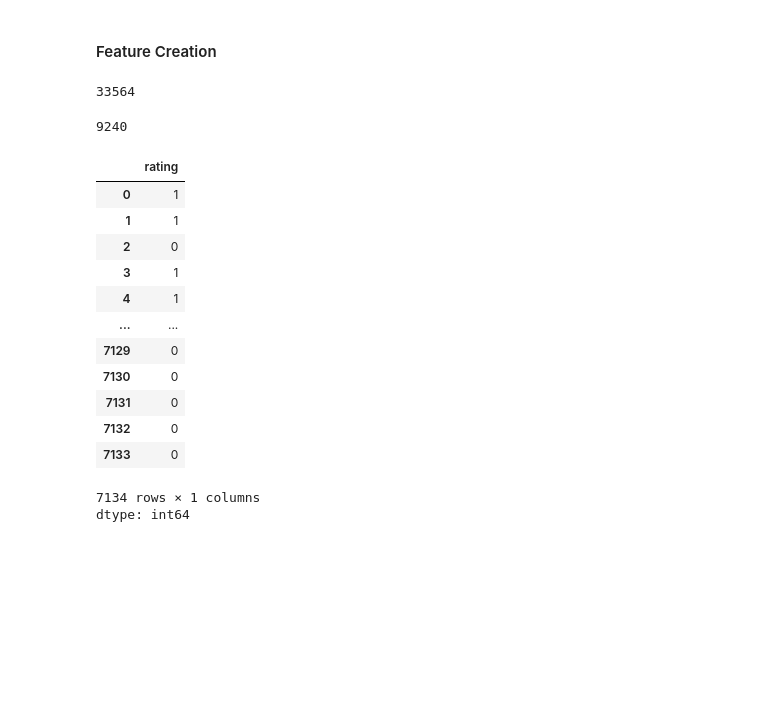
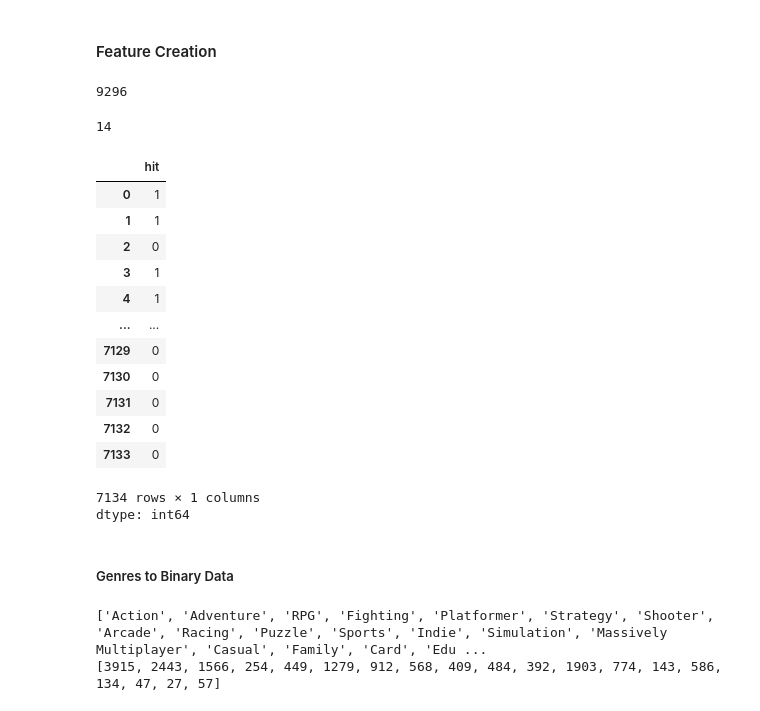
Before and after one commit to orion-gz/DataScience-Term-Project, a Jupyter notebook: Data_Science_Term_Project.ipynb, the cells around one changed output. Cells and saved outputs as stored; diff of their text form; code cells hidden in the pictures; blank space fills up the shorter version.

```diff
--- a/Data_Science_Term_Project.ipynb
+++ b/Data_Science_Term_Project.ipynb
@@ -1585,19 +1607,21 @@ dtype: int64
 #### Feature Creation
 # %%
 # For Rating Values change to binary values that if rating over 4 is hits(1), and rating under 4 is Non-hits(0)
-df_model.loc[df_model['rating'] < 4, 'rating'] = 0.0
+df_model.loc[df_model['rating'] < 4, 'hit'] = 0.0
 df_model.loc[df_model['rating'] == 0.0].size
 # %% [output]
-33564
+9296
 # %%
-df_model.loc[df_model['rating'] >= 4, 'rating'] = 1.0
+df_model.loc[df_model['rating'] >= 4, 'hit'] = 1.0
 df_model.loc[df_model['rating'] == 1.0].size
 # %% [output]
-9240
+14
 # %%
-df_model['rating'].astype(int)
+df_model.drop('rating', axis=1, inplace=True)
+target = ['hit']
+df_model['hit'].astype(int)
 # %% [output]
-|  | rating |
+|  | hit |
 | 0 | 1 |
 | 1 | 1 |
 | 2 | 0 |
@@ -1611,3 +1635,5 @@ df_model['rating'].astype(int)
 | 7133 | 0 |
 7134 rows × 1 columns
 dtype: int64
+# %% [markdown]
+##### Genres to Binary Data
@@ -1613,0 +1657,6 @@ dtype: int64
+# %%
+print(p_genres_name_list)
+print(p_genres_num_list)
+# %% [output]
+['Action', 'Adventure', 'RPG', 'Fighting', 'Platformer', 'Strategy', 'Shooter', 'Arcade', 'Racing', 'Puzzle', 'Sports', 'Indie', 'Simulation', 'Massively Multiplayer', 'Casual', 'Family', 'Card', 'Edu ...
+[3915, 2443, 1566, 254, 449, 1279, 912, 568, 409, 484, 392, 1903, 774, 143, 586, 134, 47, 27, 57]
```
Also changed, not shown: parts of 46 cells of this notebook.
